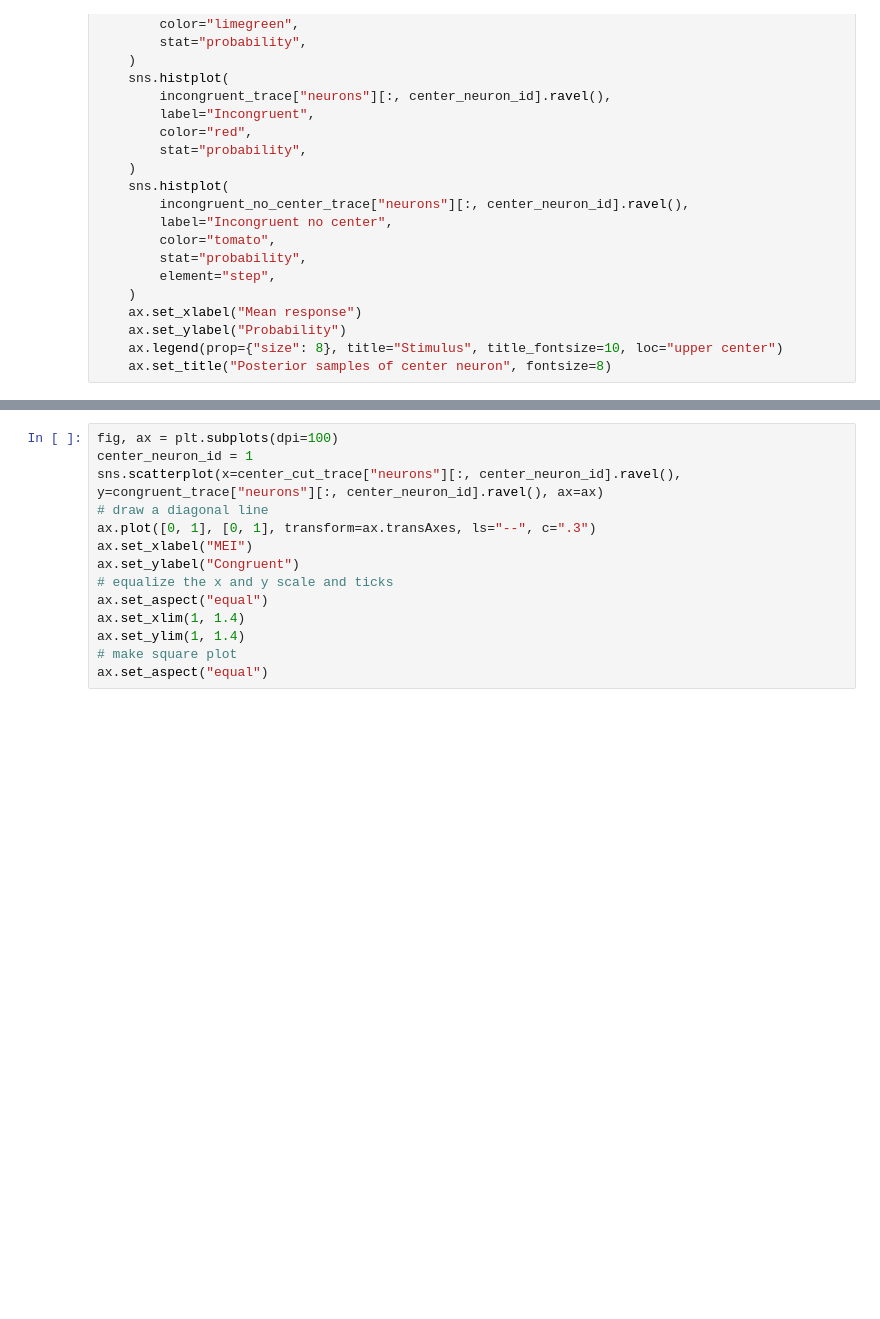
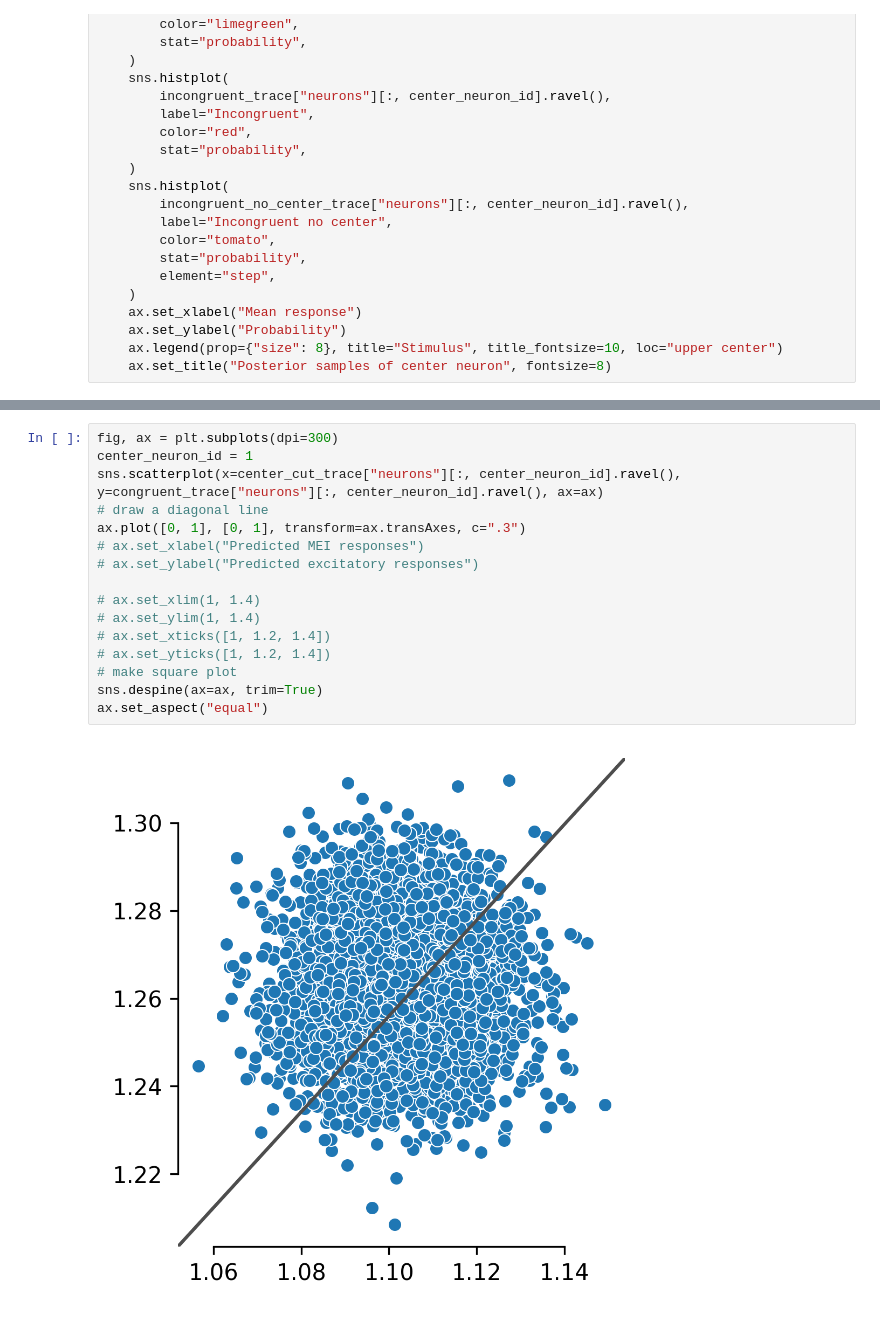
Before and after one commit to suhasshrinivasan/probabilistic-center-surround, a Jupyter notebook: overlapping_analysis.ipynb, the cells around one changed output, grey strips where cells are left out. Saved outputs shown, nothing was run; the diff lists cells and outputs as text; blank space fills up the shorter version.

```diff
--- a/overlapping_analysis.ipynb
+++ b/overlapping_analysis.ipynb
@@ -288,14 +285,18 @@ analyze_traces(blank_trace, center_cut_trace, incongruent_trace, incongruent_no_
 # %%
-fig, ax = plt.subplots(dpi=100)
+fig, ax = plt.subplots(dpi=300)
 center_neuron_id = 1
 sns.scatterplot(x=center_cut_trace["neurons"][:, center_neuron_id].ravel(), y=congruent_trace["neurons"][:, center_neuron_id].ravel(), ax=ax)
 # draw a diagonal line
-ax.plot([0, 1], [0, 1], transform=ax.transAxes, ls="--", c=".3")
-ax.set_xlabel("MEI")
-ax.set_ylabel("Congruent")
-# equalize the x and y scale and ticks
+ax.plot([0, 1], [0, 1], transform=ax.transAxes, c=".3")
+# ax.set_xlabel("Predicted MEI responses")
+# ax.set_ylabel("Predicted excitatory responses")
+
+# ax.set_xlim(1, 1.4)
+# ax.set_ylim(1, 1.4)
+# ax.set_xticks([1, 1.2, 1.4])
+# ax.set_yticks([1, 1.2, 1.4])
+# make square plot
+sns.despine(ax=ax, trim=True)
 ax.set_aspect("equal")
-ax.set_xlim(1, 1.4)
-ax.set_ylim(1, 1.4)
-# make square plot
-ax.set_aspect("equal")
+# %% [output]
+[figure, added]
```
Also changed, not shown: parts of 13 cells of this notebook, 2 other files.
